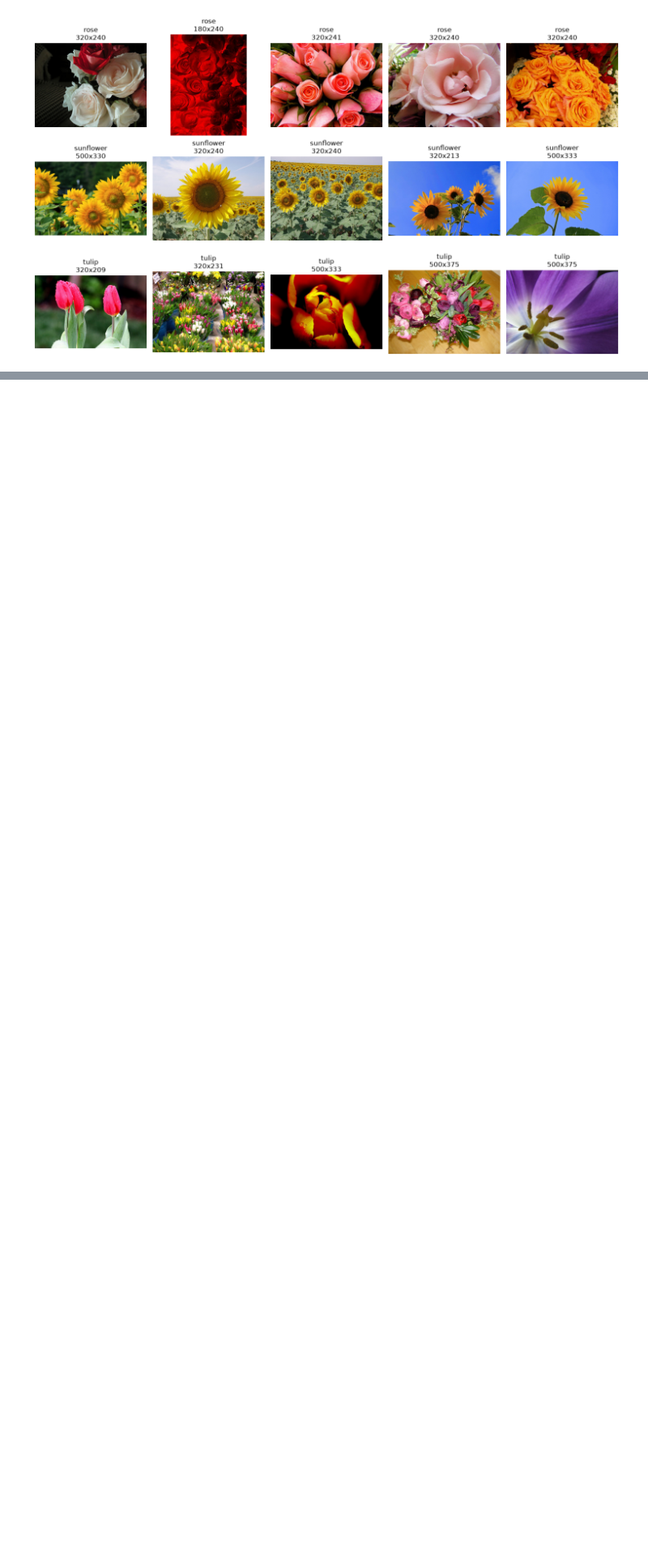
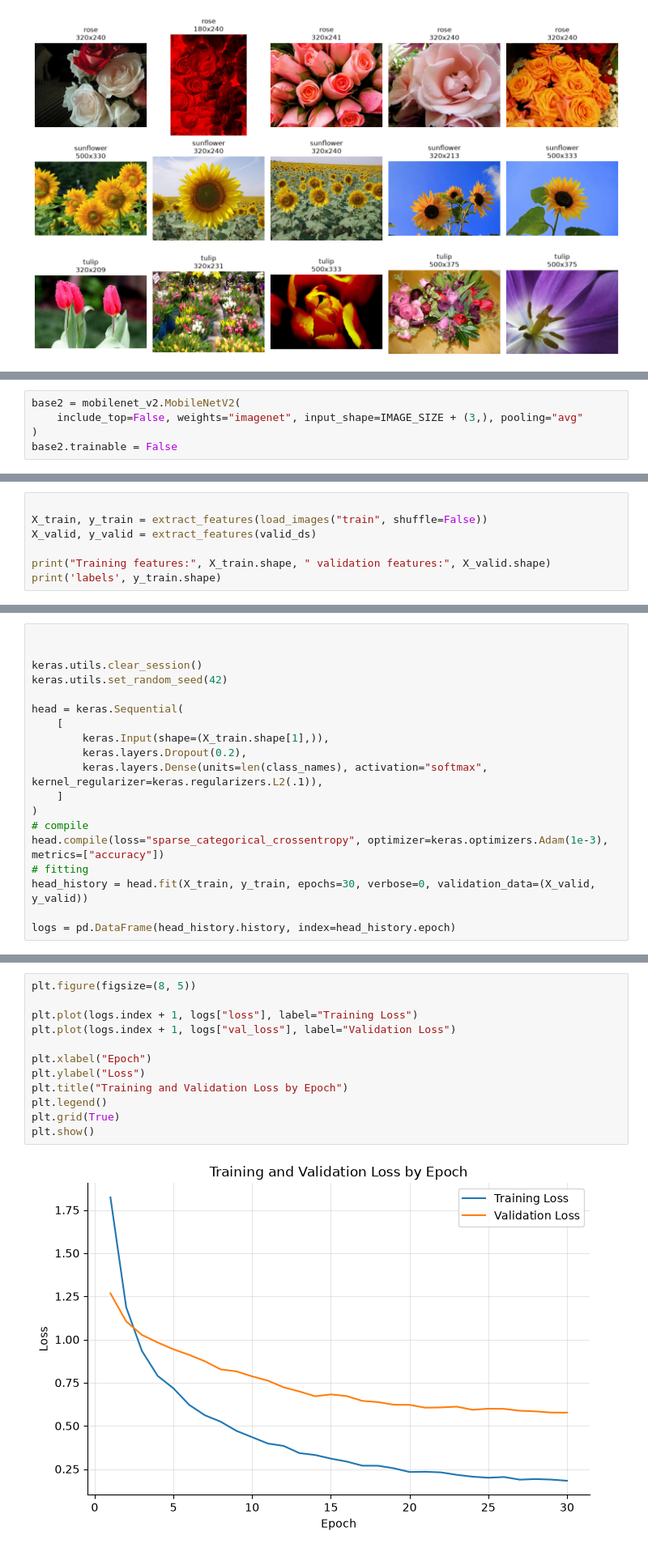
Before and after one commit to khaldounalhanawi/amle-project-flowers, a Jupyter notebook: 01_flower_classification_project.ipynb, the cells around one changed output, grey strips where cells are left out. Shown at 81% size. Saved outputs shown, nothing was run; the diff lists cells and outputs as text; blank space fills up the shorter version.

```diff
--- a/01_flower_classification_project.ipynb
+++ b/01_flower_classification_project.ipynb
@@ -168,0 +158,5 @@ AttributeError: 'tensorflow.python.framework.ops.EagerTensor' object has no attr
+# %%
+base2 = mobilenet_v2.MobileNetV2(
+    include_top=False, weights="imagenet", input_shape=IMAGE_SIZE + (3,), pooling="avg"
+)
+base2.trainable = False
@@ -168,0 +197,7 @@ AttributeError: 'tensorflow.python.framework.ops.EagerTensor' object has no attr
+# %%
+
+X_train, y_train = extract_features(load_images("train", shuffle=False))
+X_valid, y_valid = extract_features(valid_ds)
+
+print("Training features:", X_train.shape, " validation features:", X_valid.shape)
+print('labels', y_train.shape)
@@ -168,0 +208,19 @@ AttributeError: 'tensorflow.python.framework.ops.EagerTensor' object has no attr
+# %%
+
+
+keras.utils.clear_session()
+keras.utils.set_random_seed(42)
+
+head = keras.Sequential(
+    [
+        keras.Input(shape=(X_train.shape[1],)),
+        keras.layers.Dropout(0.2),
+        keras.layers.Dense(units=len(class_names), activation="softmax", kernel_regularizer=keras.regularizers.L2(.1)),
+    ]
+)
+# compile
+head.compile(loss="sparse_categorical_crossentropy", optimizer=keras.optimizers.Adam(1e-3), metrics=["accuracy"])
+# fitting
+head_history = head.fit(X_train, y_train, epochs=30, verbose=0, validation_data=(X_valid, y_valid))
+
+logs = pd.DataFrame(head_history.history, index=head_history.epoch)
@@ -168,0 +237,14 @@ AttributeError: 'tensorflow.python.framework.ops.EagerTensor' object has no attr
+# %%
+plt.figure(figsize=(8, 5))
+
+plt.plot(logs.index + 1, logs["loss"], label="Training Loss")
+plt.plot(logs.index + 1, logs["val_loss"], label="Validation Loss")
+
+plt.xlabel("Epoch")
+plt.ylabel("Loss")
+plt.title("Training and Validation Loss by Epoch")
+plt.legend()
+plt.grid(True)
+plt.show()
+# %% [output]
+[figure, added]
```
Also changed, not shown: parts of 13 cells of this notebook.
